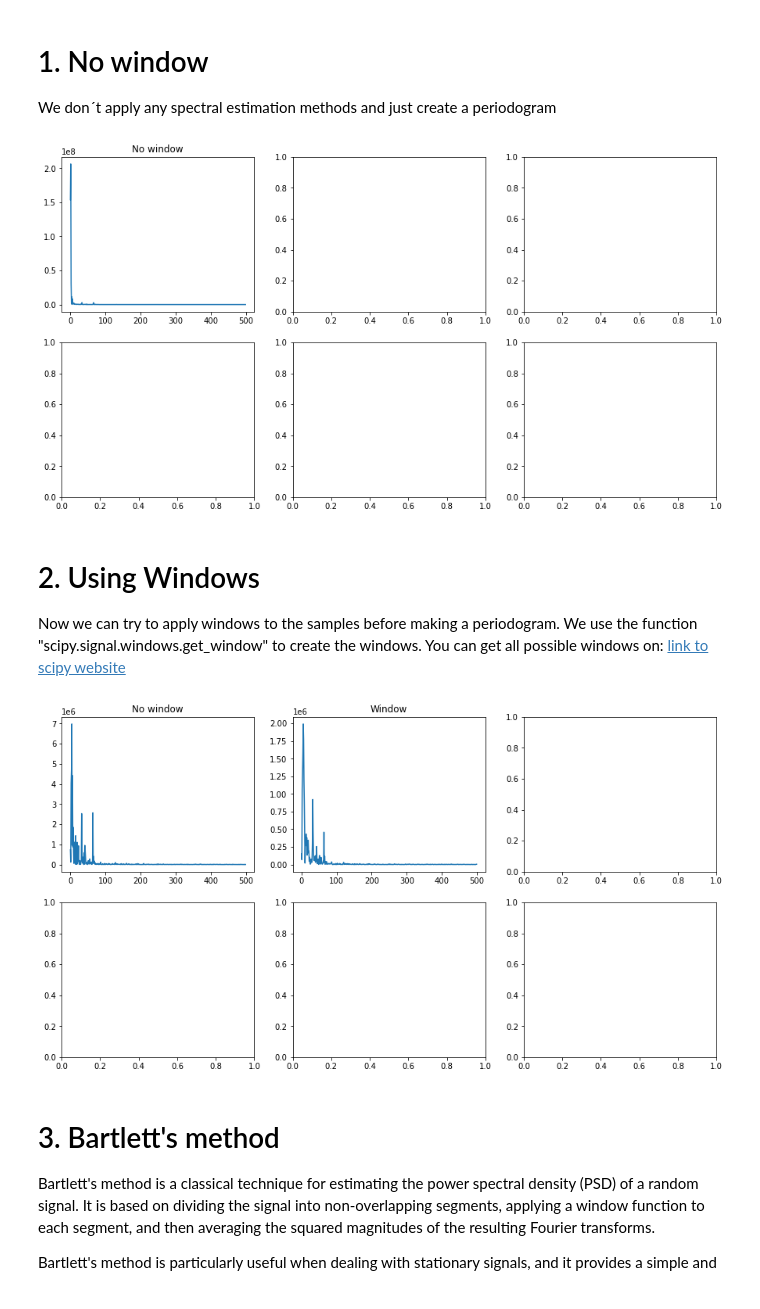
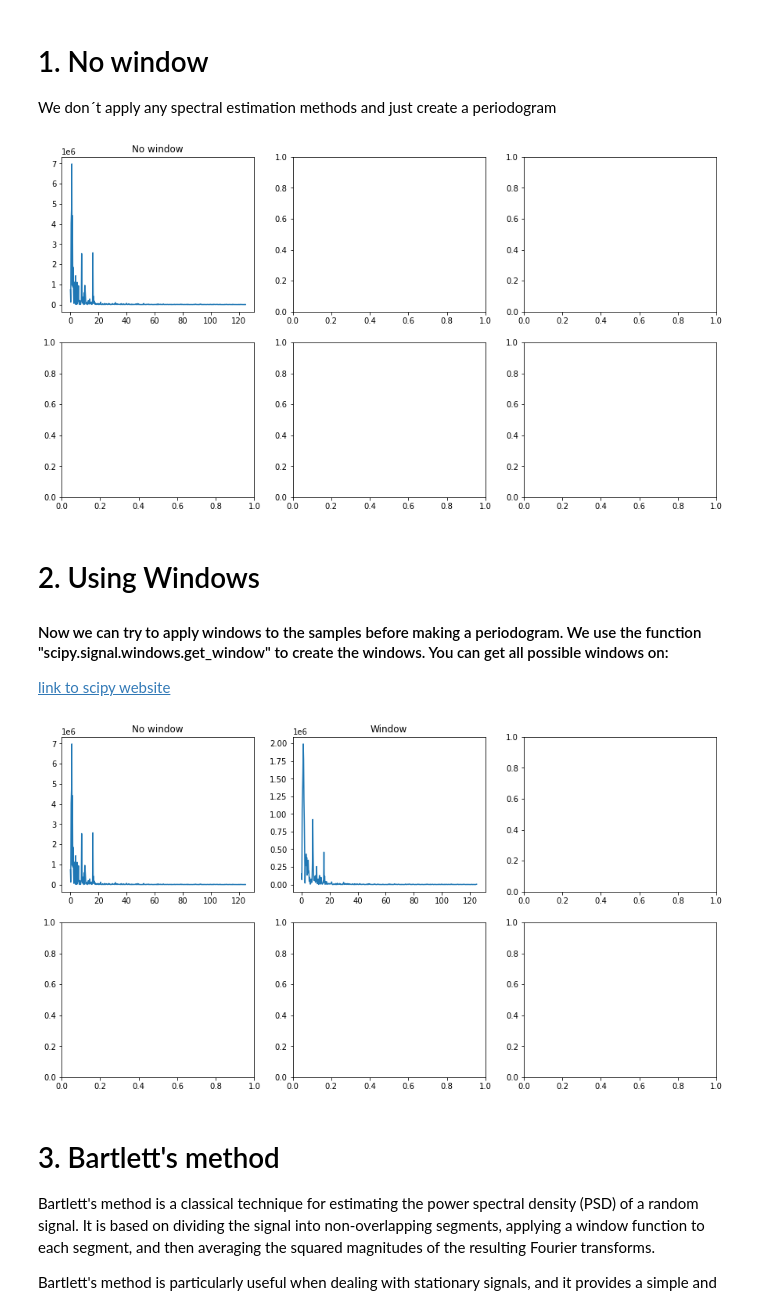
Before and after one commit to kerim325/SIP_Tutorials, a Jupyter notebook: multitapers/spectral_estimation.ipynb, the cells around one changed output. Drawn from its saved outputs; the diff is of its cells as text; code cells hidden in the pictures.

```diff
--- a/multitapers/spectral_estimation.ipynb
+++ b/multitapers/spectral_estimation.ipynb
@@ -56,20 +56,21 @@ We don´t apply any spectral estimation methods and just create a periodogram
 # %%
 # make an FFT of all samples, take the absolute and square it
 FFT_data_x = np.abs(np.fft.fft(data_x, axis = 1))**2
 
 # take only half (for consistensy reasons)
 FFT_data_x = FFT_data_x[:, :500]
 
 # plot spectrum
+freqs = np.arange(0,125, 0.25)
 fig , ax = plt.subplots(2,3, figsize = (15,8))
-ax[0,0].plot(FFT_data_x[4])
+ax[0,0].plot(freqs,FFT_data_x[20])
 ax[0, 0].set_title('No window')
 plt.show()
 # %% [output]
-[figure, old version]
+[figure, new version]
 # %% [markdown]
 # 2. Using Windows
-Now we can try to apply windows to the samples before making a periodogram. We use the function "scipy.signal.windows.get_window" to create the windows. You can get all possible windows on:
+#### Now we can try to apply windows to the samples before making a periodogram. We use the function "scipy.signal.windows.get_window" to create the windows. You can get all possible windows on:
 [link to scipy website](https://docs.scipy.org/doc/scipy/reference/generated/scipy.signal.windows.get_window.html#scipy.signal.windows.get_window)
 # %%
 # create windows. Feel free to play around with the type of window used.
@@ -86,14 +87,15 @@ FFT_windowed = np.abs(np.fft.fft(windowed_data, axis = 1))**2
 FFT_windowed = FFT_windowed[:, :500]
 
 # plot spectrum
+freqs = np.arange(0,125, 0.25)
 fig , ax = plt.subplots(2,3, figsize = (15,8))
-ax[0,0].plot(FFT_data_x[20])
+ax[0,0].plot(freqs,FFT_data_x[20])
 ax[0, 0].set_title('No window')
-ax[0,1].plot(FFT_windowed[20])
+ax[0,1].plot(freqs,FFT_windowed[20])
 ax[0, 1].set_title('Window')
 plt.show()
 # %% [output]
-[figure, old version]
+[figure, new version]
 # %% [markdown]
 # 3. Bartlett's method
 
```
Also changed, not shown: parts of 9 cells of this notebook, 1 other file.
